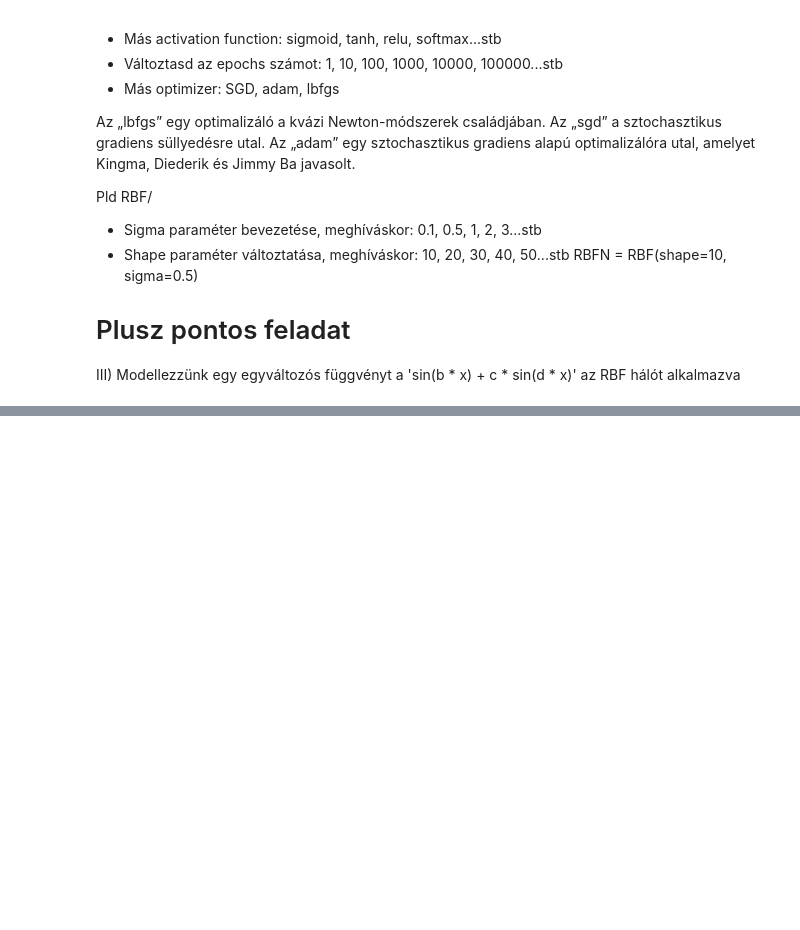
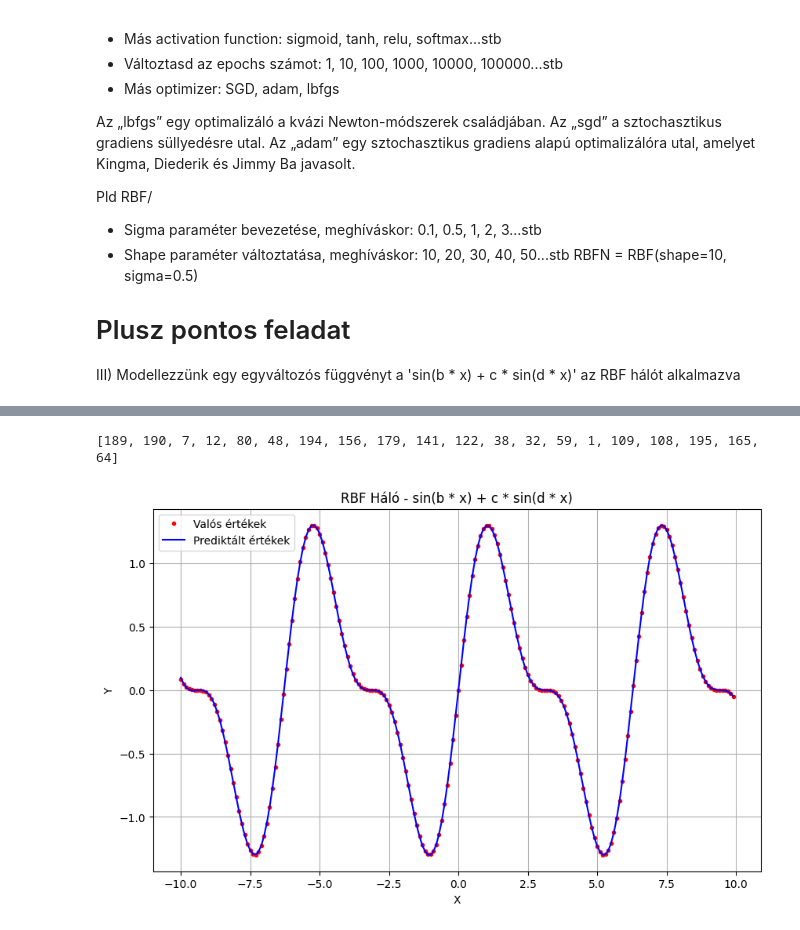
Before and after one commit to MemerGamer/MestersegesIntelligencia, a Jupyter notebook: labor5/Lab5_RBF.ipynb, the cells around one changed output, grey strips where cells are left out. Cells and saved outputs as stored; diff of their text form; code cells hidden in the pictures; blank space fills up the shorter version.

Commit message:
feat(labor5): finished extra

```diff
--- a/labor5/Lab5_RBF.ipynb
+++ b/labor5/Lab5_RBF.ipynb
@@ -209,0 +213,78 @@ plt.show()
+# %%
+# Extra
+#RBF
+import numpy as np
+import matplotlib.pyplot as plt
+
+class RBF(object):
+
+    def __init__(self, shape, sigma=0.5, centers = None, weights = None):
+        self.shape = shape
+        self.sigma = sigma
+        self.centers = centers
+        self.weights = weights
+
+    def gaussian_kernel(self, center, data_point):
+        return np.exp(-1 * self.sigma * (np.linalg.norm(center - data_point) ** 2))
+
+    def interpolation_matrix(self, X):
+        matrix = np.zeros(len(X) * self.shape)
+        counter = 0
+        for inp in X:
+            for center in self.centers:
+                kernel = self.gaussian_kernel(center, inp)
+                matrix[counter] = kernel
+                counter += 1
+        return matrix.reshape(len(X), self.shape)
+
+    def select_centers(self, X):
+        centers = []
+        random_indices = random.sample(range(0, len(X)), self.shape)
+        print(random_indices)
+        for rnd in random_indices:
+            centers.append(X[rnd])
+        return np.array(centers)
+
+    def fit(self, X, Y):
+        self.centers = self.select_centers(X)
+        im = self.interpolation_matrix(X)
+        self.weights = np.dot(np.linalg.pinv(im), Y)
+
+    def predict(self, X):
+        im = self.interpolation_matrix(X)
+        predictions = np.dot(im, self.weights)
+        return predictions
+
+# Paraméterek
+b = 1.0
+c = 0.5
+d = 2.0
+
+# Bemeneti tér mintavételezése
+min_x = -10
+max_x = 10
+d_x = 0.1
+x_train_RBF = np.arange(min_x, max_x, d_x)
+
+# Célértékek kiszámítása
+y_train_RBF = np.sin(b * x_train_RBF) + c * np.sin(d * x_train_RBF)
+
+# RBF háló létrehozása és tanítása
+RBFN = RBF(shape=20, sigma=0.1)
+RBFN.fit(x_train_RBF, y_train_RBF)
+
+y_pred_RBF = RBFN.predict(x_train_RBF)
+
+# Eredmények ábrázolása
+plt.figure(figsize=(10, 6))
+plt.plot(x_train_RBF, y_train_RBF, 'r.', label='Valós értékek')
+plt.plot(x_train_RBF, y_pred_RBF, 'b-', label='Prediktált értékek')
+plt.title('RBF Háló - sin(b * x) + c * sin(d * x)')
+plt.xlabel('X')
+plt.ylabel('Y')
+plt.legend()
+plt.grid(True)
+plt.show()
+# %% [output]
+[189, 190, 7, 12, 80, 48, 194, 156, 179, 141, 122, 38, 32, 59, 1, 109, 108, 195, 165, 64]
+[figure, added]
```
Also changed, not shown: parts of 3 cells of this notebook, 3 other files.
